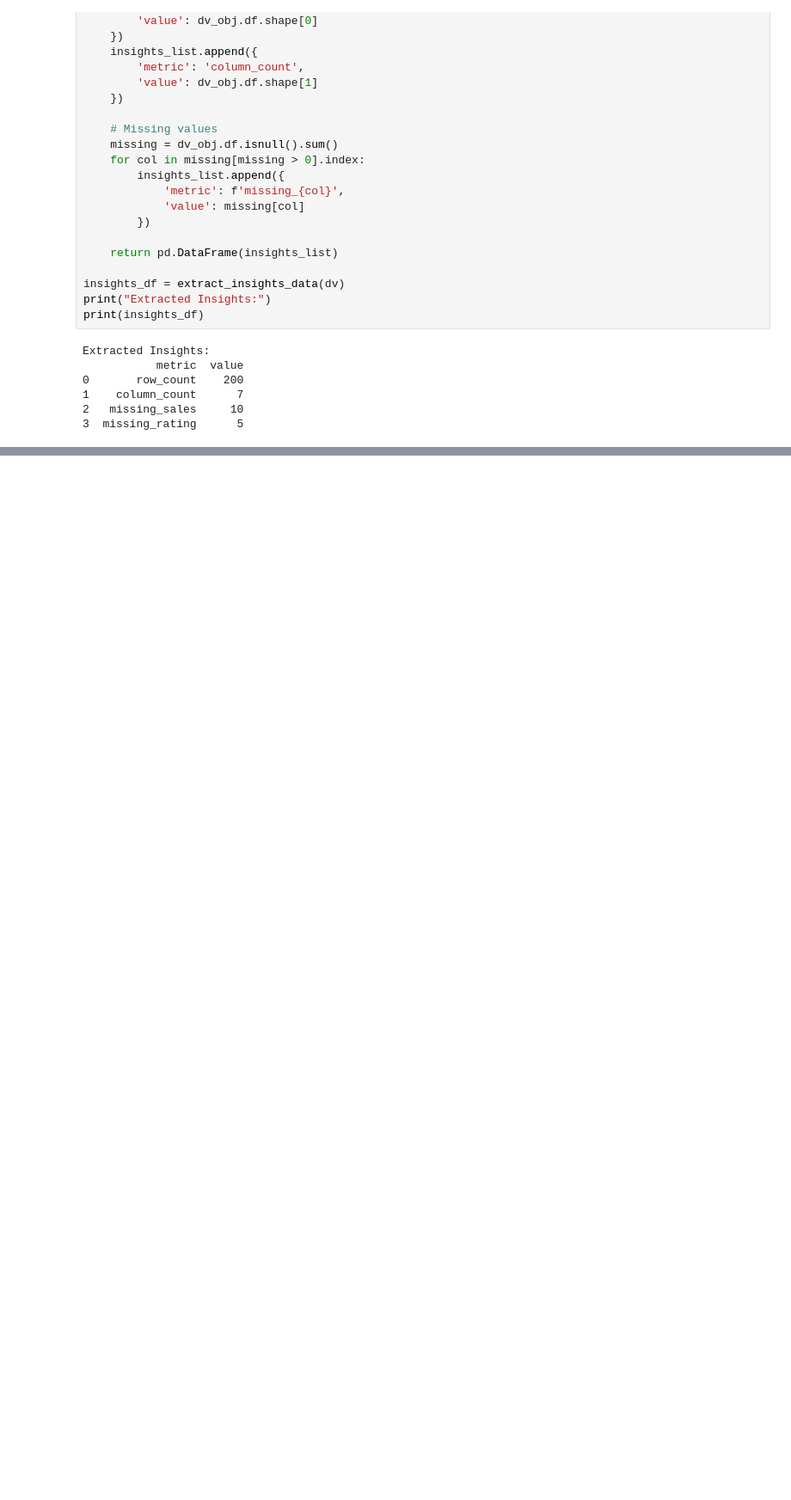
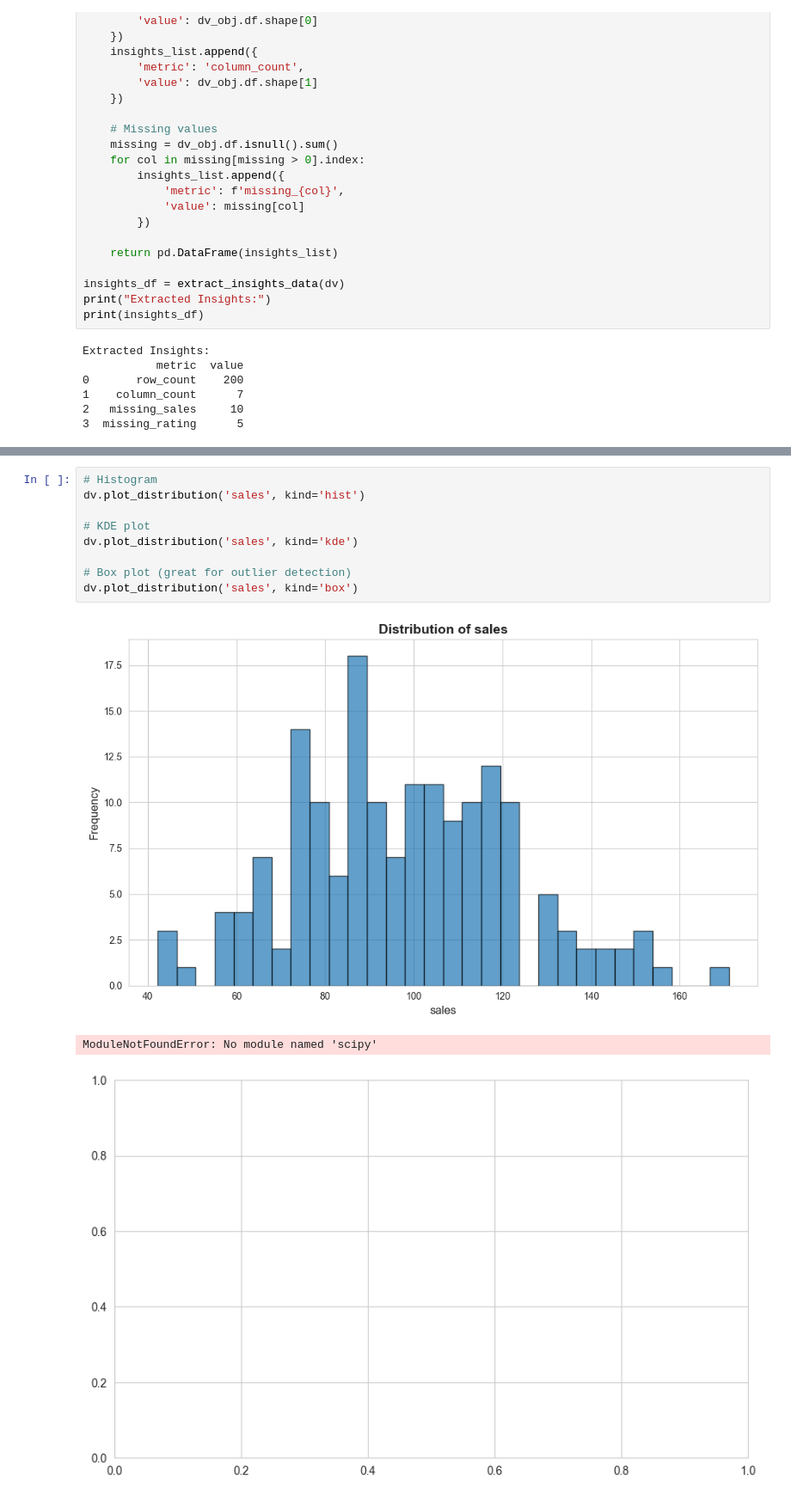
Before and after one commit to Hsinghsudwal/ml_dataviz, a Jupyter notebook: notebooks/dataviz.ipynb, the cells around one changed output, grey strips where cells are left out. Shown at 86% size. Saved outputs shown, nothing was run; the diff lists cells and outputs as text; blank space fills up the shorter version.

```diff
--- a/notebooks/dataviz.ipynb
+++ b/notebooks/dataviz.ipynb
@@ -401,0 +376,13 @@ After adding columns: (200, 9)
+# %%
+# Histogram
+dv.plot_distribution('sales', kind='hist')
+
+# KDE plot
+dv.plot_distribution('sales', kind='kde')
+
+# Box plot (great for outlier detection)
+dv.plot_distribution('sales', kind='box')
+# %% [output]
+[figure, added]
+ModuleNotFoundError: No module named 'scipy'
+[figure, added]
```
Also changed, not shown: parts of 39 cells of this notebook, 7 other files.
